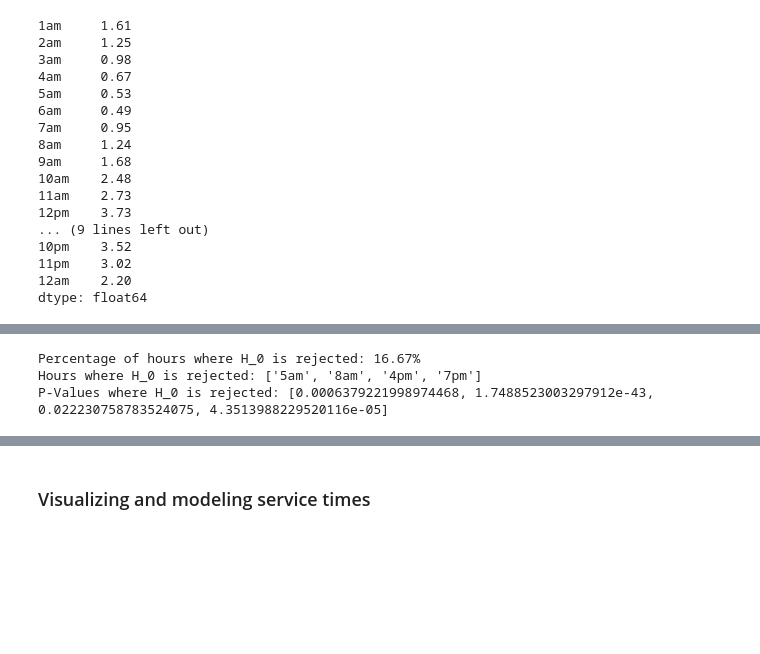
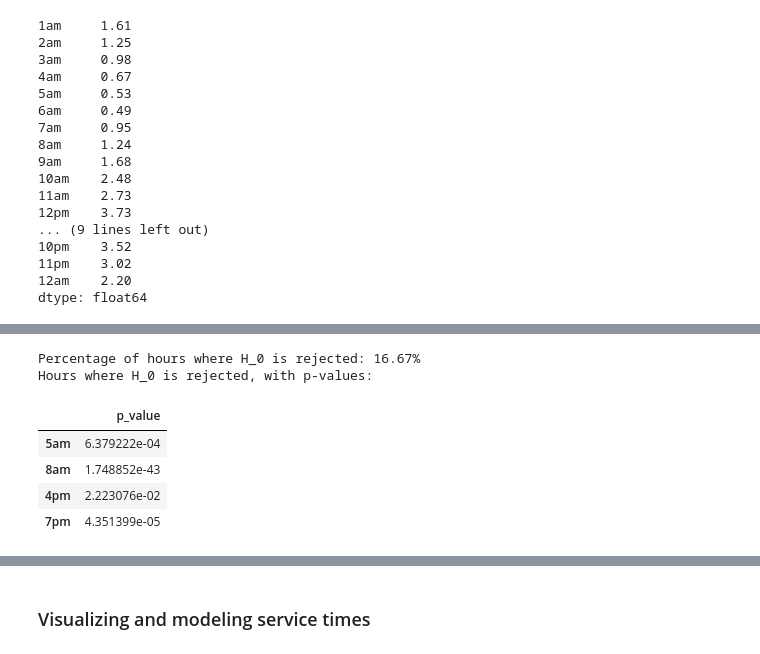
Before and after one commit to faustigo/MIE360-Fall-2026-Project, a Jupyter notebook: Deliverable-3.1-InputModeling.ipynb, the cells around one changed output, grey strips where cells are left out. Saved outputs shown, nothing was run; the diff lists cells and outputs as text; code cells hidden in the pictures; blank space fills up the shorter version.

```diff
--- a/Deliverable-3.1-InputModeling.ipynb
+++ b/Deliverable-3.1-InputModeling.ipynb
@@ -126,5 +132,5 @@ fig.tight_layout()
 # %%
-# TODO Run chi-squared test of observed arrival counts versus proposed Poisson distribution
+# Run chi-squared test of observed arrival counts versus proposed Poisson distribution
 
 from scipy.stats import chisquare
 
@@ -140,38 +146,40 @@ for col_name, poisson_dist in zip(df_arrivals.columns, poisson_distributions):
     # add the tail probability to the last bin to last bin so that the expected counts sum to the total number of observations
     expected_counts[-1] += poisson_dist.sf(x[-1]) * observed_counts.sum()
 
     # Align observed and expected counts by realigning the observed counts to the expected counts index
     observed_counts_aligned = observed_counts.reindex(x, fill_value=0)
 
     # Perform chi-squared test, ddof=1 to account for the estimated parameter (lambda)
     chi2_stat, p_value = chisquare(f_obs=observed_counts_aligned, f_exp=expected_counts, ddof=1)
 
     results[col_name] = {
         'chi2_stat': chi2_stat,
         'p_value': p_value,
         'observed_counts': observed_counts_aligned,
         'expected_counts': expected_counts
     }
 
 # 95% confidence level, so alpha = 0.05
 alpha = 0.05
 H_0_rejected = []
-hours_rejected = []
-p_values_rejected = []
+p_values_rejected_by_hour = pd.DataFrame(columns=["p_value"])
 
 for col_name, result in results.items():
     if result['p_value'] < alpha:
         H_0_rejected.append(1)
-        hours_rejected.append(col_name)
-        p_values_rejected.append(result['p_value'])
+        p_values_rejected_by_hour.loc[col_name] = [result["p_value"]]
 
 percent_H_0_rejected = sum(H_0_rejected) / len(results) * 100
 
 # Poisson distribution is a good fit in most cases.
 print(f"Percentage of hours where H_0 is rejected: {percent_H_0_rejected:.2f}%")
-print(f"Hours where H_0 is rejected: {hours_rejected}")
-print(f"P-Values where H_0 is rejected: {p_values_rejected}")
+print(f"Hours where H_0 is rejected, with p-values:")
+display(p_values_rejected_by_hour)
 # %% [output]
 Percentage of hours where H_0 is rejected: 16.67%
-Hours where H_0 is rejected: ['5am', '8am', '4pm', '7pm']
-P-Values where H_0 is rejected: [0.0006379221998974468, 1.7488523003297912e-43, 0.022230758783524075, 4.3513988229520116e-05]
+Hours where H_0 is rejected, with p-values:
+|  | p_value |
+| 5am | 6.379222e-04 |
+| 8am | 1.748852e-43 |
+| 4pm | 2.223076e-02 |
+| 7pm | 4.351399e-05 |
```
Also changed, not shown: parts of 9 cells of this notebook.
